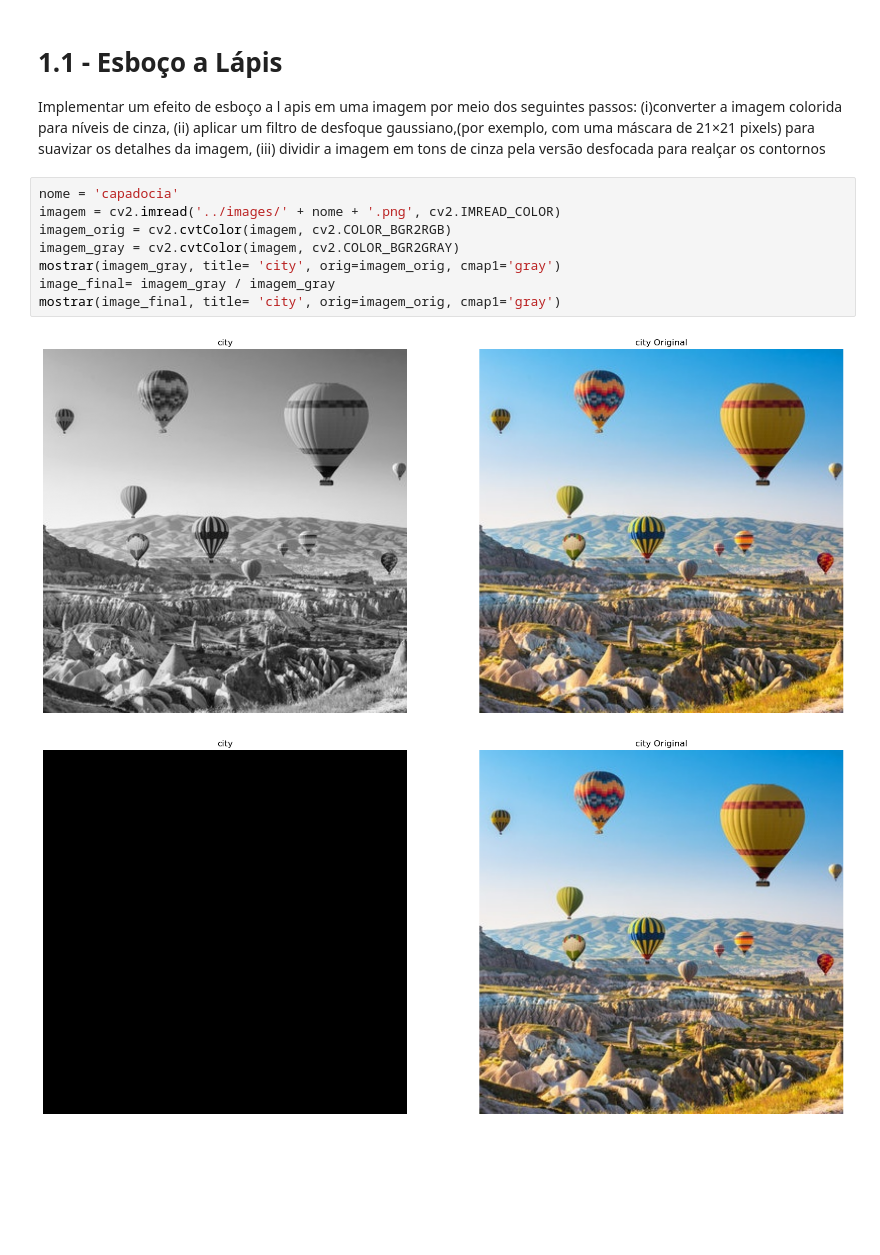
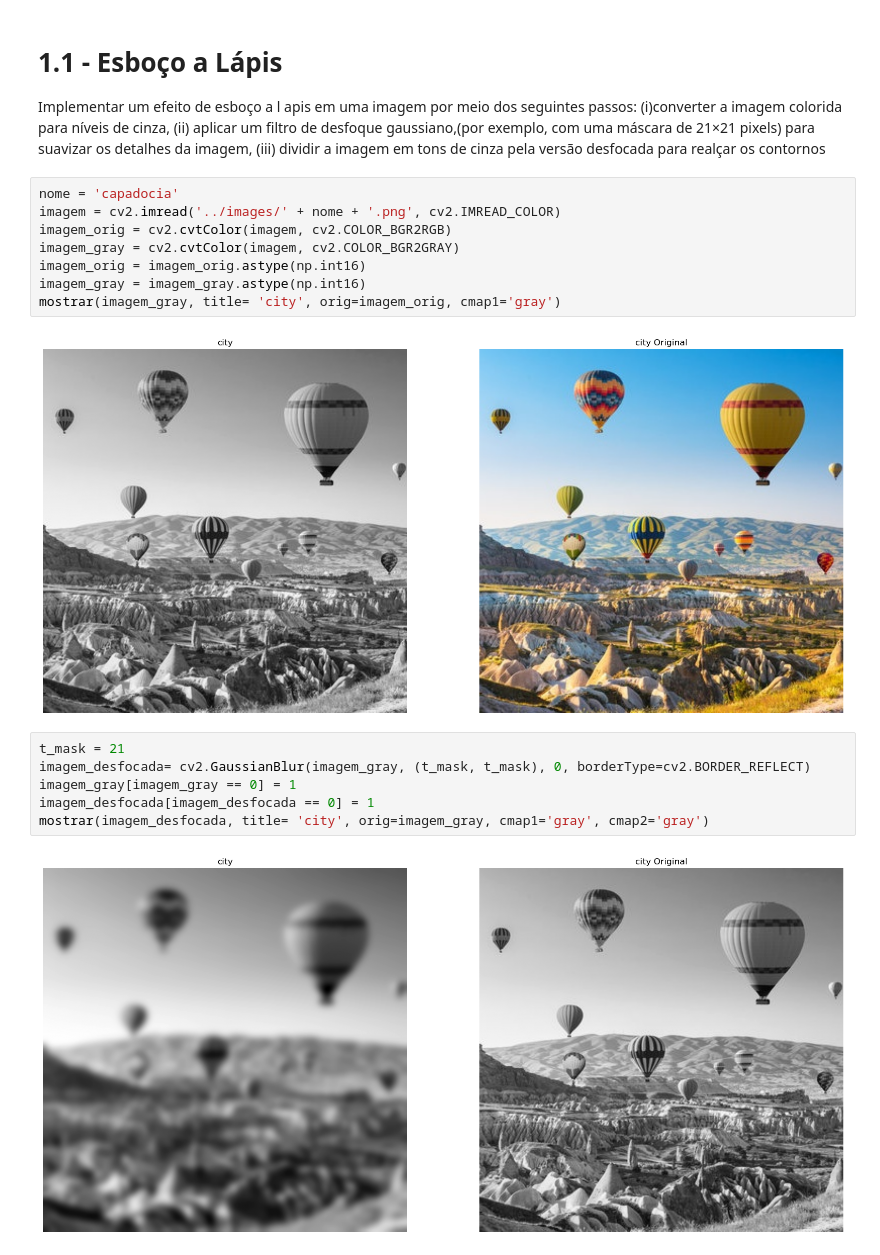
Before and after one commit to IgorEBatista/MC920_process-img, a Jupyter notebook: Trabalho 1/Trabalho 1.ipynb, the cells around one changed output. Cells and saved outputs as stored; diff of their text form; blank space fills up the shorter version.

```diff
--- a/Trabalho 1/Trabalho 1.ipynb
+++ b/Trabalho 1/Trabalho 1.ipynb
@@ -38,9 +68,16 @@ nome = 'capadocia'
 imagem = cv2.imread('../images/' + nome + '.png', cv2.IMREAD_COLOR)
 imagem_orig = cv2.cvtColor(imagem, cv2.COLOR_BGR2RGB)
 imagem_gray = cv2.cvtColor(imagem, cv2.COLOR_BGR2GRAY)
+imagem_orig = imagem_orig.astype(np.int16)
+imagem_gray = imagem_gray.astype(np.int16)
 mostrar(imagem_gray, title= 'city', orig=imagem_orig, cmap1='gray')
-image_final= imagem_gray / imagem_gray
-mostrar(image_final, title= 'city', orig=imagem_orig, cmap1='gray')
 # %% [output]
 [figure]
-[figure, removed]
+# %%
+t_mask = 21
+imagem_desfocada= cv2.GaussianBlur(imagem_gray, (t_mask, t_mask), 0, borderType=cv2.BORDER_REFLECT)
+imagem_gray[imagem_gray == 0] = 1
+imagem_desfocada[imagem_desfocada == 0] = 1
+mostrar(imagem_desfocada, title= 'city', orig=imagem_gray, cmap1='gray', cmap2='gray')
+# %% [output]
+[figure, added]
```
Also changed, not shown: parts of 2 cells of this notebook.
